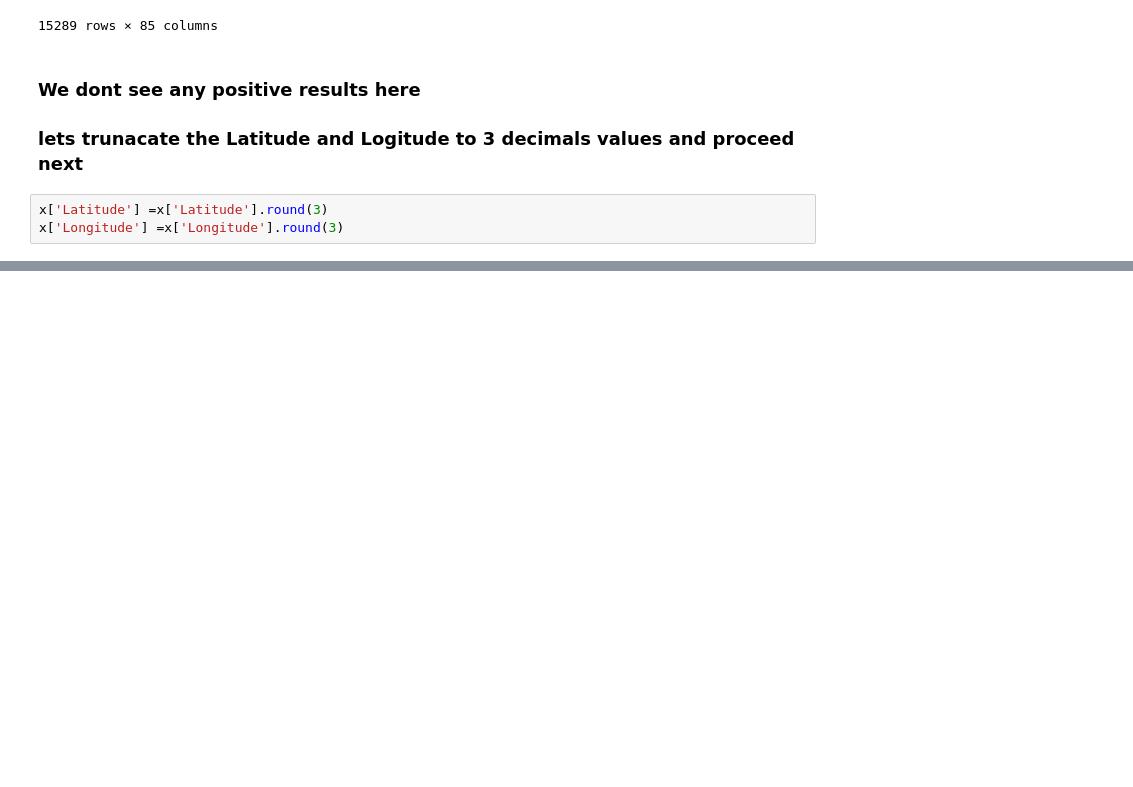
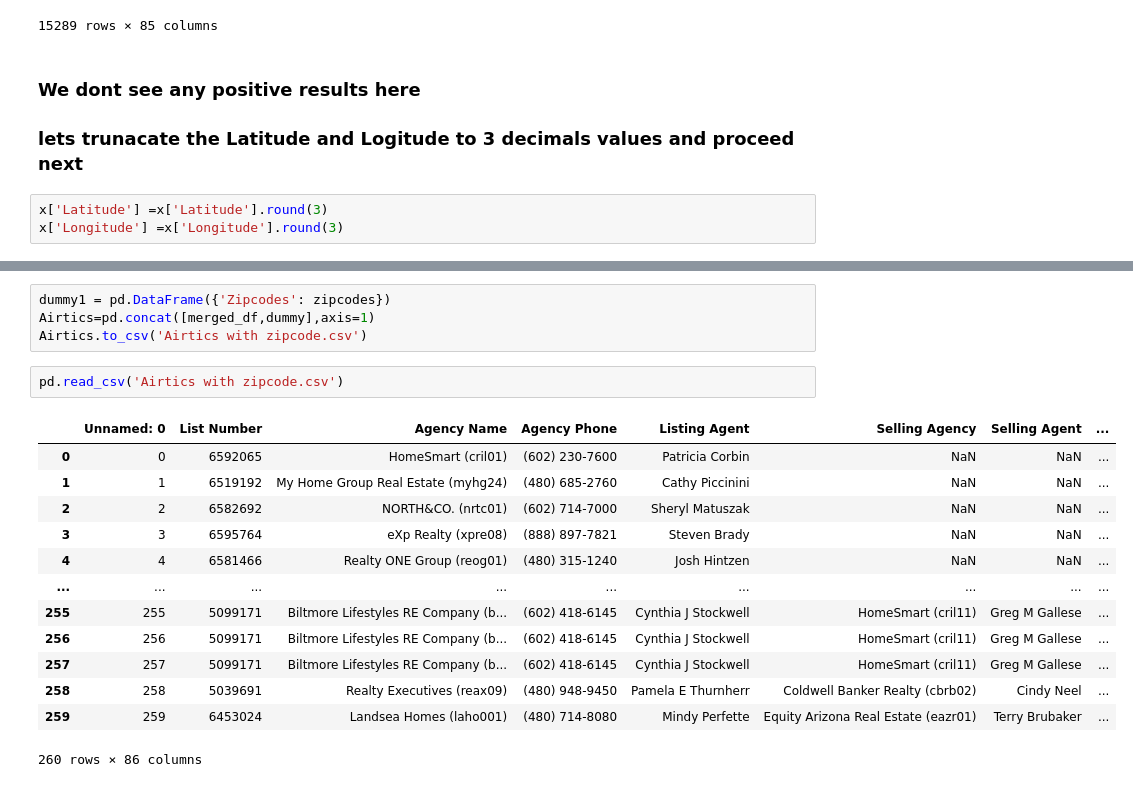
Before and after one commit to TheCultIO/Short-Term-Rental-Analysisi, a Jupyter notebook: STR 1.ipynb, the cells around one changed output, grey strips where cells are left out. Cells and saved outputs as stored; diff of their text form; blank space fills up the shorter version.

```diff
--- a/STR 1.ipynb
+++ b/STR 1.ipynb
@@ -428,0 +499,20 @@ result
+# %%
+dummy1 = pd.DataFrame({'Zipcodes': zipcodes})
+Airtics=pd.concat([merged_df,dummy],axis=1)
+Airtics.to_csv('Airtics with zipcode.csv')
+# %%
+pd.read_csv('Airtics with zipcode.csv')
+# %% [output]
+|  | Unnamed: 0 | List Number | Agency Name | Agency Phone | Listing Agent | Selling Agency | Selling Agent | ... |
+| 0 | 0 | 6592065 | HomeSmart (cril01) | (602) 230-7600 | Patricia Corbin | NaN | NaN | ... |
+| 1 | 1 | 6519192 | My Home Group Real Estate (myhg24) | (480) 685-2760 | Cathy Piccinini | NaN | NaN | ... |
+| 2 | 2 | 6582692 | NORTH&CO. (nrtc01) | (602) 714-7000 | Sheryl Matuszak | NaN | NaN | ... |
+| 3 | 3 | 6595764 | eXp Realty (xpre08) | (888) 897-7821 | Steven Brady | NaN | NaN | ... |
+| 4 | 4 | 6581466 | Realty ONE Group (reog01) | (480) 315-1240 | Josh Hintzen | NaN | NaN | ... |
+| ... | ... | ... | ... | ... | ... | ... | ... | ... |
+| 255 | 255 | 5099171 | Biltmore Lifestyles RE Company (b... | (602) 418-6145 | Cynthia J Stockwell | HomeSmart (cril11) | Greg M Gallese | ... |
+| 256 | 256 | 5099171 | Biltmore Lifestyles RE Company (b... | (602) 418-6145 | Cynthia J Stockwell | HomeSmart (cril11) | Greg M Gallese | ... |
+| 257 | 257 | 5099171 | Biltmore Lifestyles RE Company (b... | (602) 418-6145 | Cynthia J Stockwell | HomeSmart (cril11) | Greg M Gallese | ... |
+| 258 | 258 | 5039691 | Realty Executives (reax09) | (480) 948-9450 | Pamela E Thurnherr | Coldwell Banker Realty (cbrb02) | Cindy Neel | ... |
+| 259 | 259 | 6453024 | Landsea Homes (laho001) | (480) 714-8080 | Mindy Perfette | Equity Arizona Real Estate (eazr01) | Terry Brubaker | ... |
+260 rows × 86 columns
```
Also changed, not shown: parts of 23 cells of this notebook.
